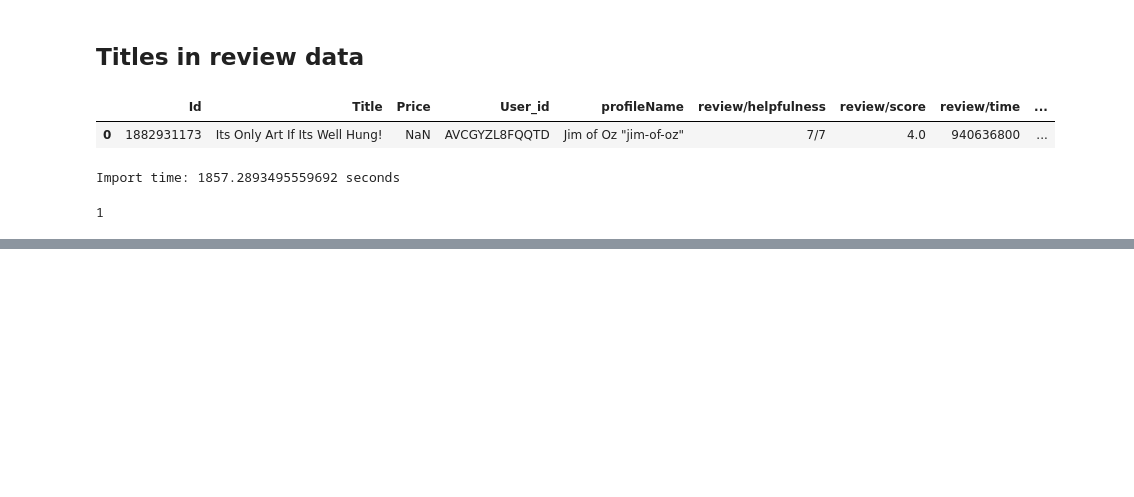
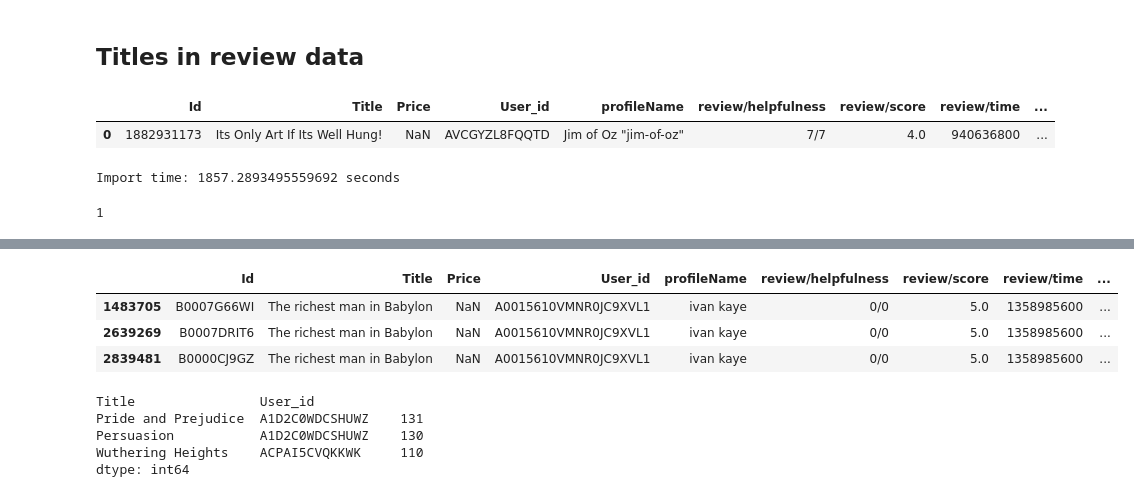
Before and after one commit to feyclan/WT_analysis, a Jupyter notebook: Exploratory.ipynb, the cells around one changed output, grey strips where cells are left out. Drawn from its saved outputs; the diff is of its cells as text; code cells hidden in the pictures; blank space fills up the shorter version.

```diff
--- a/Exploratory.ipynb
+++ b/Exploratory.ipynb
@@ -335,0 +397,17 @@ Name: count, Length: 221998, dtype: int64
+# %%
+# An example: Only the Id's are different!
+example = reviews[(reviews['User_id'] == "A0015610VMNR0JC9XVL1") & (reviews['Title'] == "The richest man in Babylon")]
+example
+# %% [output]
+|  | Id | Title | Price | User_id | profileName | review/helpfulness | review/score | review/time | ... |
+| 1483705 | B0007G66WI | The richest man in Babylon | NaN | A0015610VMNR0JC9XVL1 | ivan kaye | 0/0 | 5.0 | 1358985600 | ... |
+| 2639269 | B0007DRIT6 | The richest man in Babylon | NaN | A0015610VMNR0JC9XVL1 | ivan kaye | 0/0 | 5.0 | 1358985600 | ... |
+| 2839481 | B0000CJ9GZ | The richest man in Babylon | NaN | A0015610VMNR0JC9XVL1 | ivan kaye | 0/0 | 5.0 | 1358985600 | ... |
+# %%
+print(duplicate_reviews.sort_values(ascending=False).head(3))
+# %% [output]
+Title                User_id
+Pride and Prejudice  A1D2C0WDCSHUWZ    131
+Persuasion           A1D2C0WDCSHUWZ    130
+Wuthering Heights    ACPAI5CVQKKWK     110
+dtype: int64
```
Also changed, not shown: parts of 20 cells of this notebook, 1 other file.
